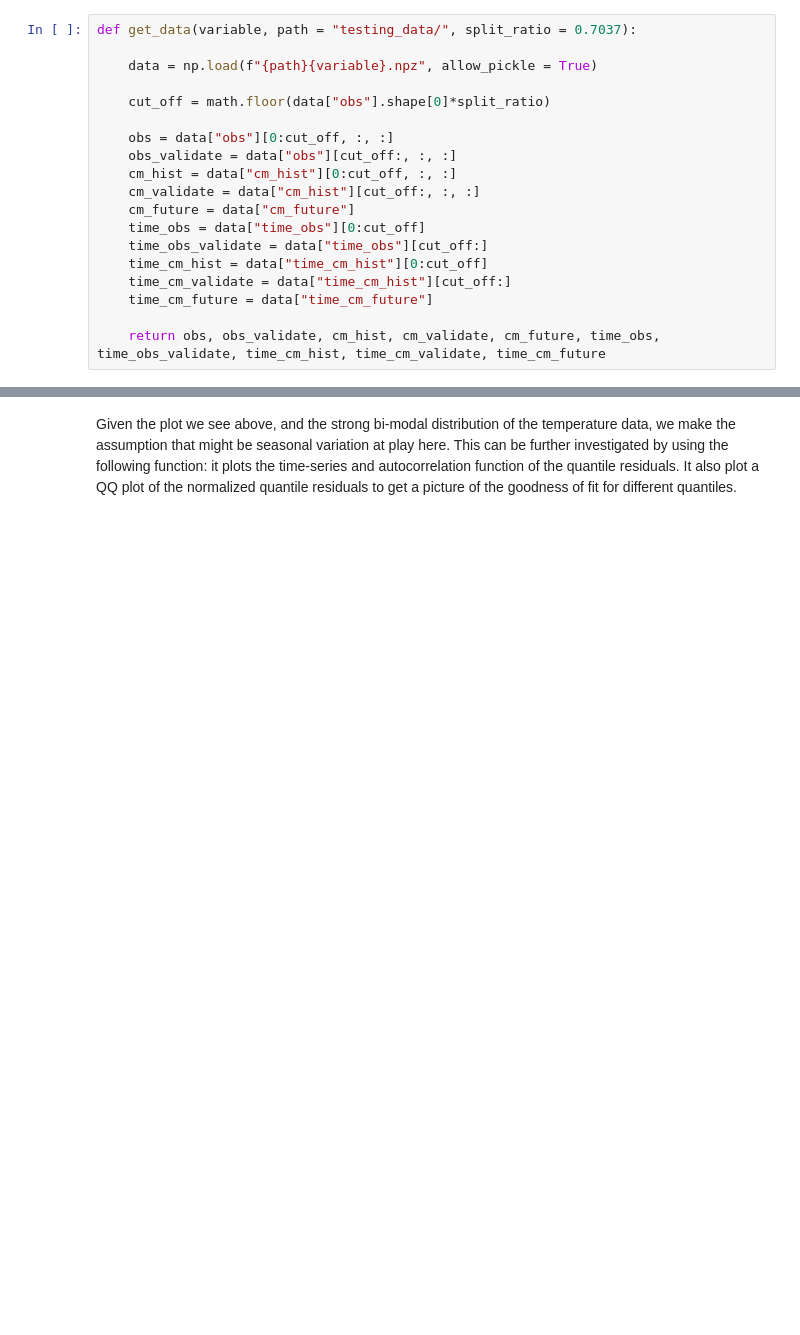
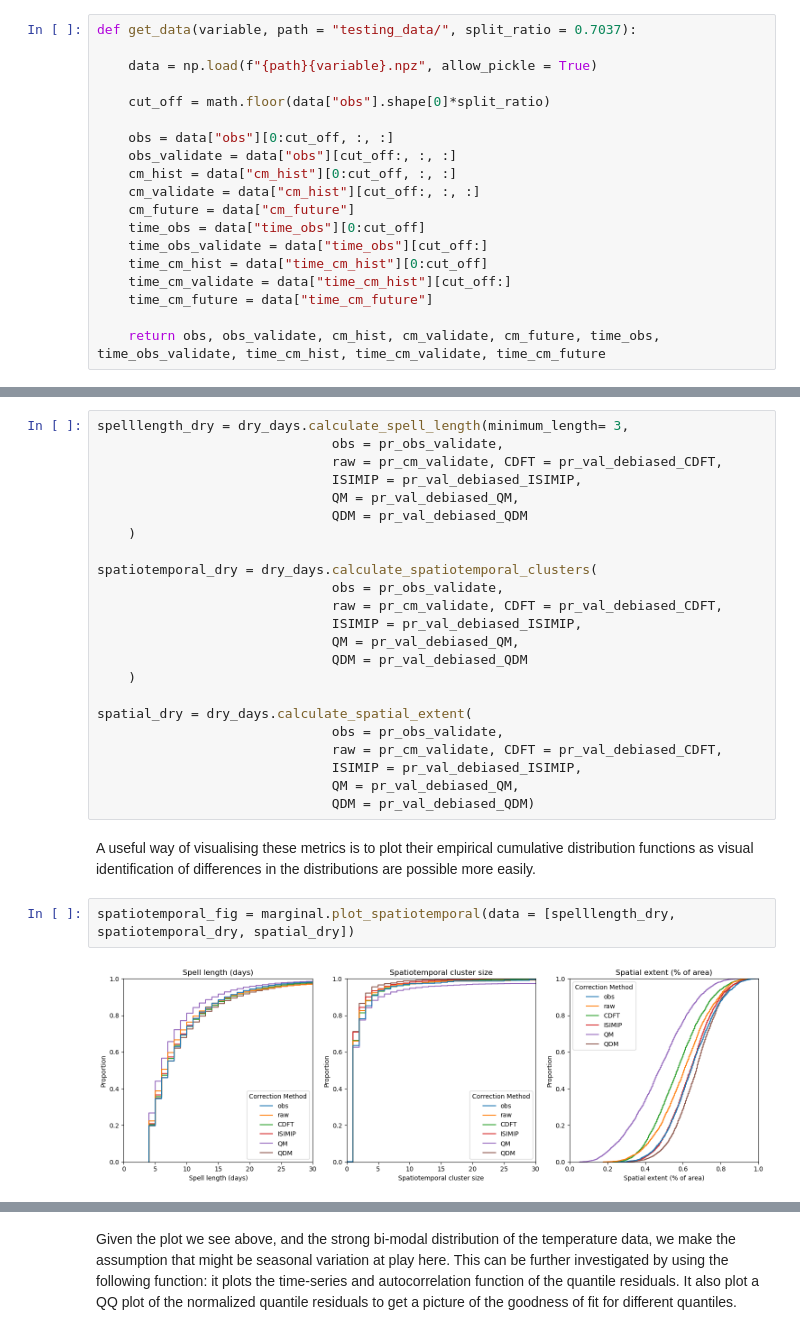
Before and after one commit to ecmwf-projects/ibicus, a Jupyter notebook: notebooks/03 Evaluation.ipynb, the cells around one changed output, grey strips where cells are left out. Cells and saved outputs as stored; diff of their text form; blank space fills up the shorter version.

```diff
--- a/notebooks/03 Evaluation.ipynb
+++ b/notebooks/03 Evaluation.ipynb
@@ -114,0 +211,29 @@ assumptions.plot_aic(variable = 'tas', aic_values = tas_obs_aic)
+# %%
+spelllength_dry = dry_days.calculate_spell_length(minimum_length= 3,
+                              obs = pr_obs_validate,
+                              raw = pr_cm_validate, CDFT = pr_val_debiased_CDFT,
+                              ISIMIP = pr_val_debiased_ISIMIP,
+                              QM = pr_val_debiased_QM,
+                              QDM = pr_val_debiased_QDM
+    )
+
+spatiotemporal_dry = dry_days.calculate_spatiotemporal_clusters(
+                              obs = pr_obs_validate,
+                              raw = pr_cm_validate, CDFT = pr_val_debiased_CDFT,
+                              ISIMIP = pr_val_debiased_ISIMIP,
+                              QM = pr_val_debiased_QM,
+                              QDM = pr_val_debiased_QDM
+    )
+
+spatial_dry = dry_days.calculate_spatial_extent(
+                              obs = pr_obs_validate,
+                              raw = pr_cm_validate, CDFT = pr_val_debiased_CDFT,
+                              ISIMIP = pr_val_debiased_ISIMIP,
+                              QM = pr_val_debiased_QM,
+                              QDM = pr_val_debiased_QDM)
+# %% [markdown]
+A useful way of visualising these metrics is to plot their empirical cumulative distribution functions as visual identification of differences in the distributions are possible more easily.
+# %%
+spatiotemporal_fig = marginal.plot_spatiotemporal(data = [spelllength_dry, spatiotemporal_dry, spatial_dry])
+# %% [output]
+[figure, added]
```
Also changed, not shown: parts of 135 cells of this notebook.
